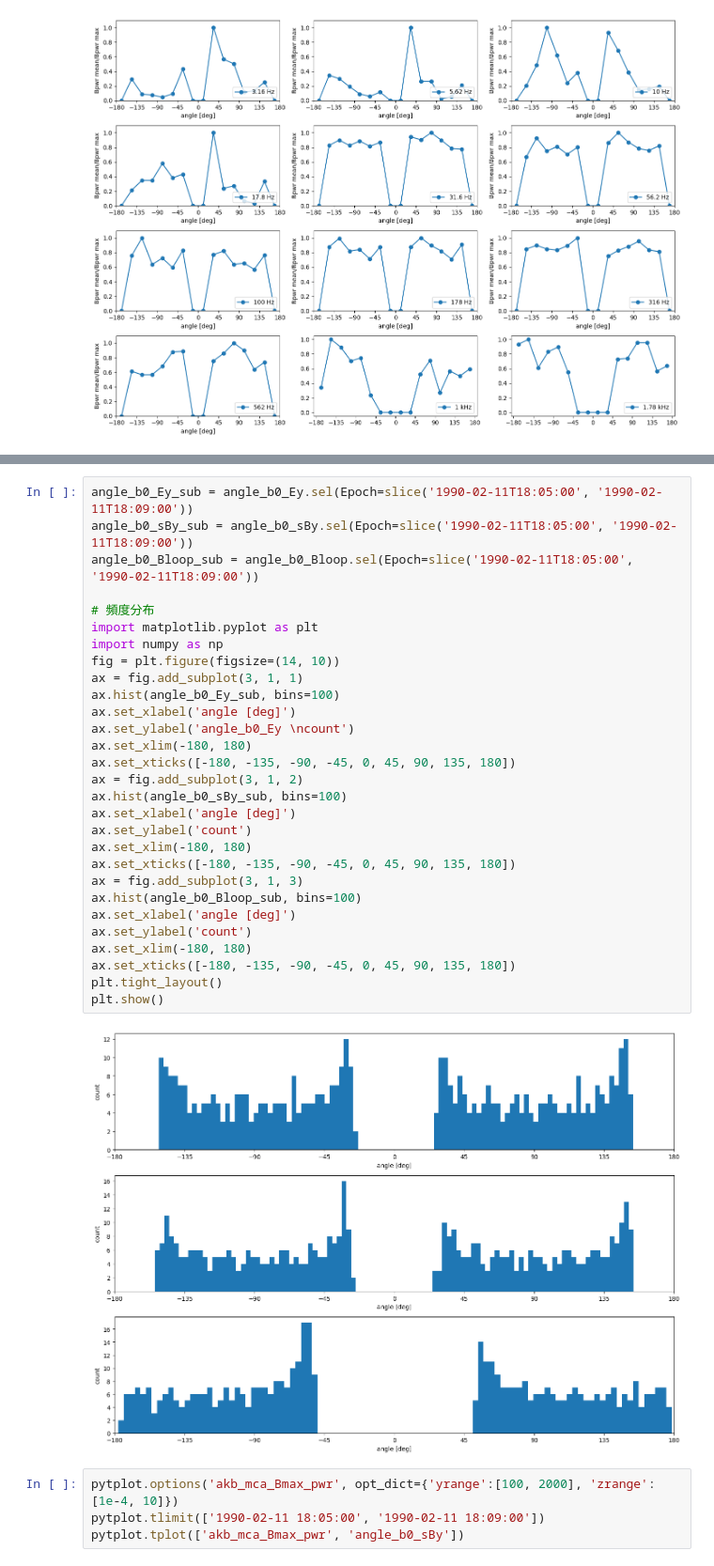
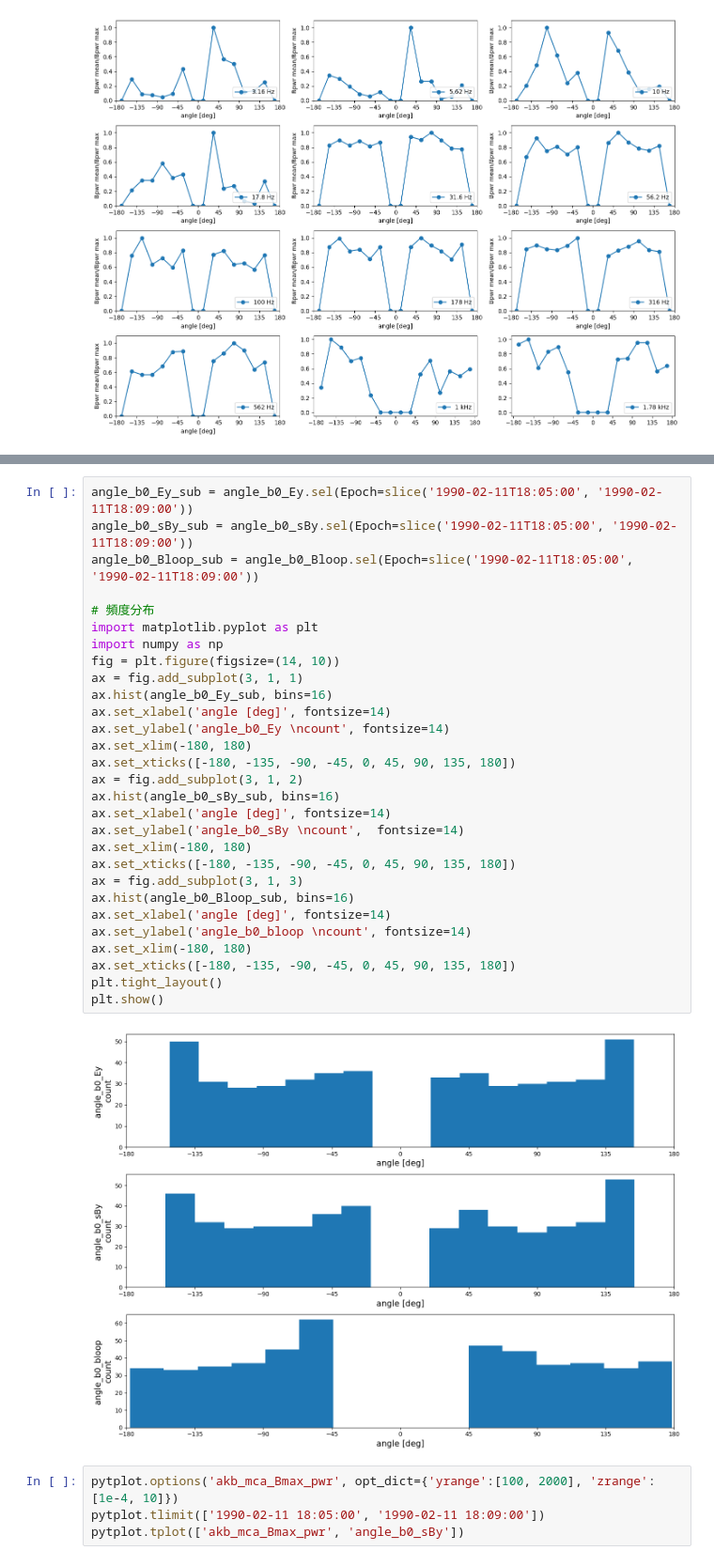
Before and after one commit to shuji-onosawa/akebono_analysis, a Jupyter notebook: src/ishigaya_extend.ipynb, the cells around one changed output, grey strips where cells are left out. Shown at 94% size. Cells and saved outputs as stored; diff of their text form.

```diff
--- a/src/ishigaya_extend.ipynb
+++ b/src/ishigaya_extend.ipynb
@@ -1144,34 +1144,34 @@ Data variables:
 # %%
 angle_b0_Ey_sub = angle_b0_Ey.sel(Epoch=slice('1990-02-11T18:05:00', '1990-02-11T18:09:00'))
 angle_b0_sBy_sub = angle_b0_sBy.sel(Epoch=slice('1990-02-11T18:05:00', '1990-02-11T18:09:00'))
 angle_b0_Bloop_sub = angle_b0_Bloop.sel(Epoch=slice('1990-02-11T18:05:00', '1990-02-11T18:09:00'))
 
 # 頻度分布
 import matplotlib.pyplot as plt
 import numpy as np
 fig = plt.figure(figsize=(14, 10))
 ax = fig.add_subplot(3, 1, 1)
-ax.hist(angle_b0_Ey_sub, bins=100)
-ax.set_xlabel('angle [deg]')
-ax.set_ylabel('angle_b0_Ey \ncount')
+ax.hist(angle_b0_Ey_sub, bins=16)
+ax.set_xlabel('angle [deg]', fontsize=14)
+ax.set_ylabel('angle_b0_Ey \ncount', fontsize=14)
 ax.set_xlim(-180, 180)
 ax.set_xticks([-180, -135, -90, -45, 0, 45, 90, 135, 180])
 ax = fig.add_subplot(3, 1, 2)
-ax.hist(angle_b0_sBy_sub, bins=100)
-ax.set_xlabel('angle [deg]')
-ax.set_ylabel('count')
+ax.hist(angle_b0_sBy_sub, bins=16)
+ax.set_xlabel('angle [deg]', fontsize=14)
+ax.set_ylabel('angle_b0_sBy \ncount',  fontsize=14)
 ax.set_xlim(-180, 180)
 ax.set_xticks([-180, -135, -90, -45, 0, 45, 90, 135, 180])
 ax = fig.add_subplot(3, 1, 3)
-ax.hist(angle_b0_Bloop_sub, bins=100)
-ax.set_xlabel('angle [deg]')
-ax.set_ylabel('count')
+ax.hist(angle_b0_Bloop_sub, bins=16)
+ax.set_xlabel('angle [deg]', fontsize=14)
+ax.set_ylabel('angle_b0_bloop \ncount', fontsize=14)
 ax.set_xlim(-180, 180)
 ax.set_xticks([-180, -135, -90, -45, 0, 45, 90, 135, 180])
 plt.tight_layout()
 plt.show()
 # %% [output]
-[figure, old version]
+[figure, new version]
 # %%
 pytplot.options('akb_mca_Bmax_pwr', opt_dict={'yrange':[100, 2000], 'zrange':[1e-4, 10]})
 pytplot.tlimit(['1990-02-11 18:05:00', '1990-02-11 18:09:00'])
```
